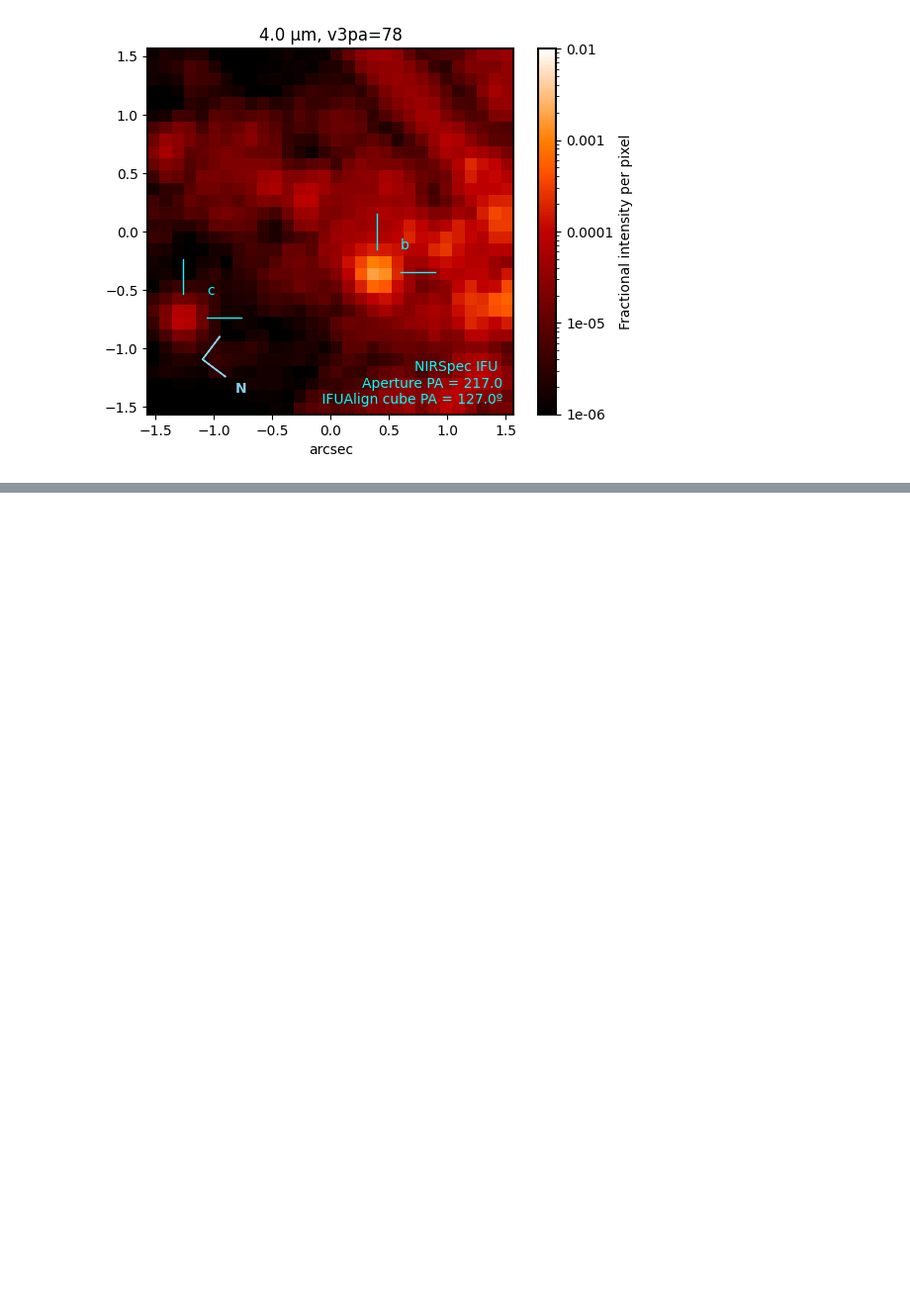
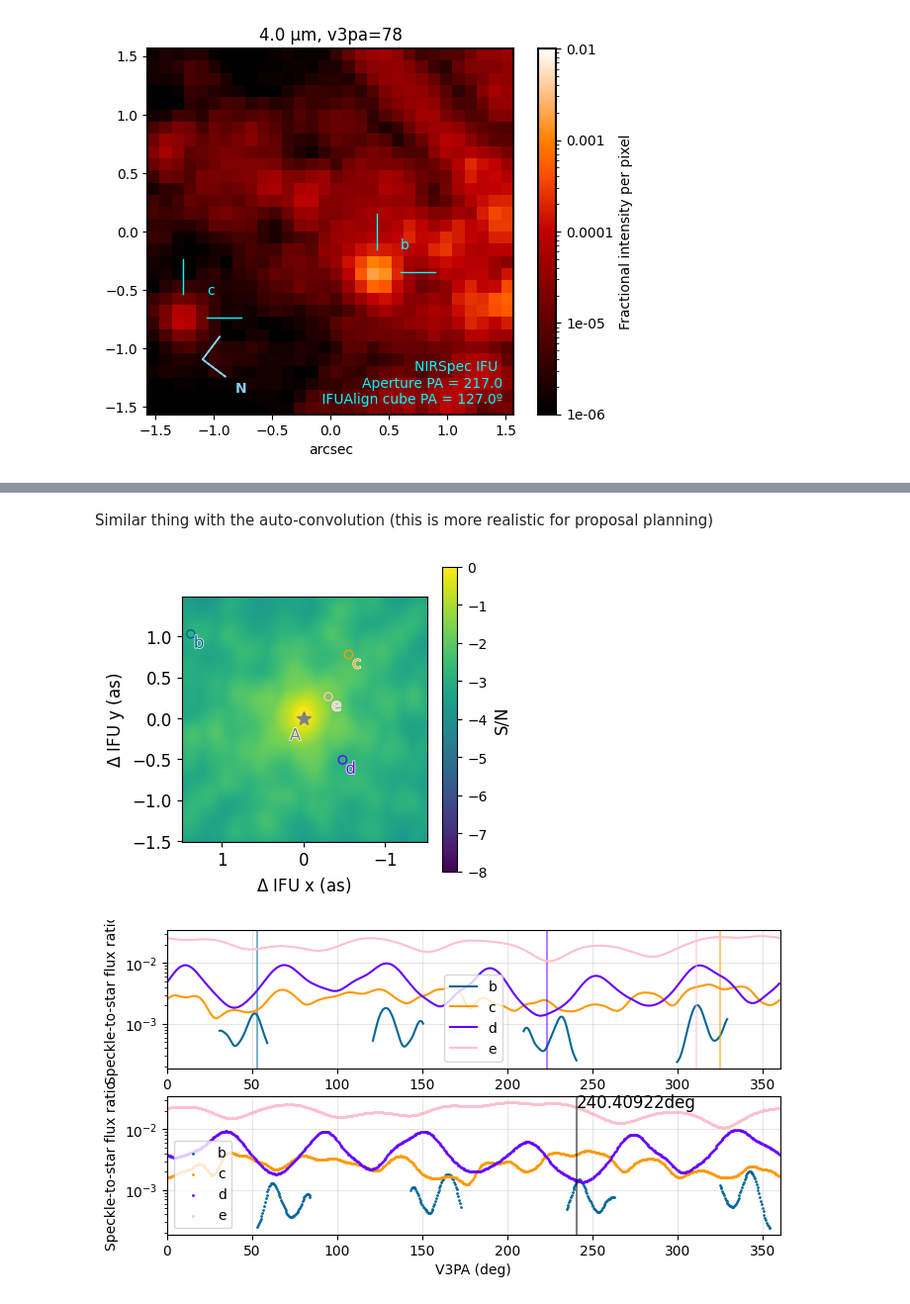
Before and after one commit to jruffio/breads, a Jupyter notebook: docs/source/jwst_tools/demo_planning_jwst_ifu_obs.ipynb, the cells around one changed output, grey strips where cells are left out. Shown at 99% size. Saved outputs shown, nothing was run; the diff lists cells and outputs as text; code cells hidden in the pictures; blank space fills up the shorter version.

```diff
--- a/demos/demo_planning_jwst_ifu_obs.ipynb
+++ b/docs/source/jwst_tools/demo_planning_jwst_ifu_obs.ipynb
@@ -259,0 +281,7 @@ calc_mock_ifu_slice('MIRI', mrs_band='3A', v3pa=0, wavelength=14e-6)
+# %% [markdown]
+Similar thing with the auto-convolution (this is more realistic for proposal planning)
+# %%
+jw_planning.visualize_nrs_psf(V3PA_24,sep_planets_24, pa_planets_24, grating,detector,wv=3.6,convolve=True)
+# %% [output]
+[figure, added]
+[figure, added]
```
Also changed, not shown: parts of 10 cells of this notebook, 2 other files.
